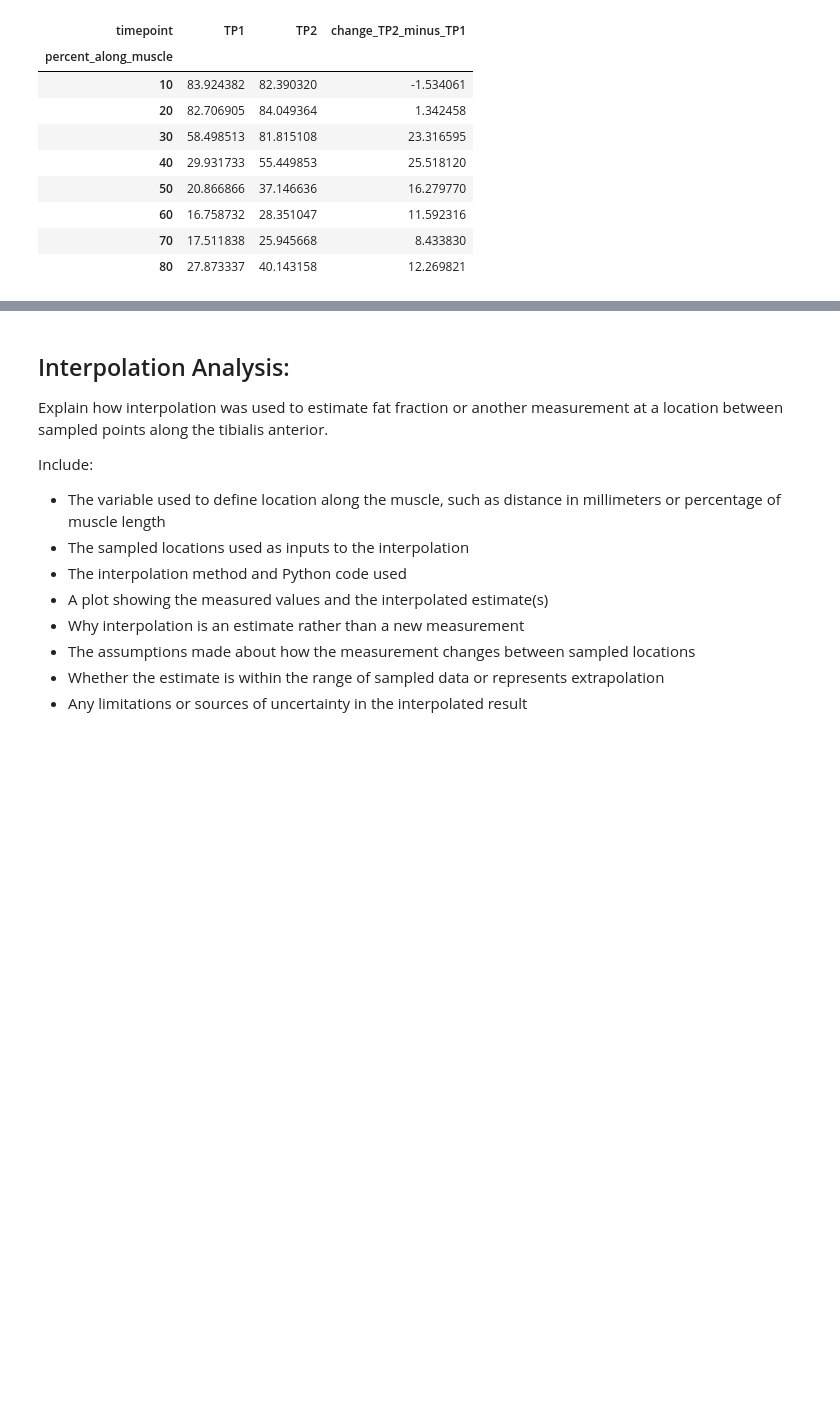
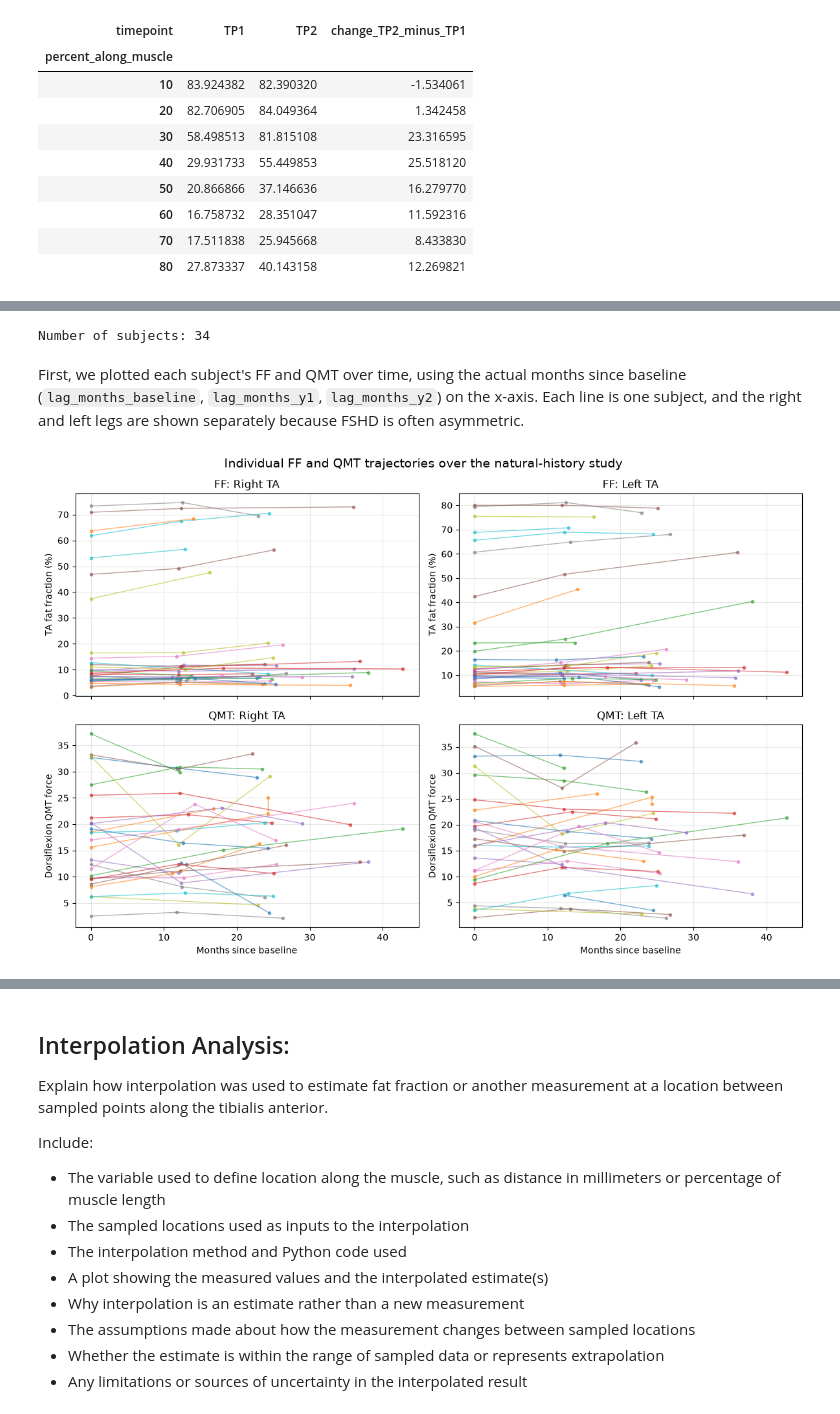
Before and after one commit to alenabhilash03-beep/Module2BME2315, a Jupyter notebook: FSHD_Module2_Project_Template (1).ipynb, the cells around one changed output, grey strips where cells are left out. Saved outputs shown, nothing was run; the diff lists cells and outputs as text; code cells hidden in the pictures; blank space fills up the shorter version.

```diff
--- a/FSHD_Module2_Project_Template (1).ipynb
+++ b/FSHD_Module2_Project_Template (1).ipynb
@@ -443,0 +448,49 @@ else:
+# %%
+import numpy as np
+import pandas as pd
+import matplotlib.pyplot as plt
+
+fshd = pd.read_csv("Module2_FSHD_Dataset.csv")
+
+visits = ["baseline", "y1", "y2"]
+visit_labels = {"baseline": "Baseline", "y1": "Year 1", "y2": "Year 2"}
+
+def ff_col(side, visit):
+    return f"ff_{visit}_{side}"
+
+def qmt_col(side, visit):
+    return f"dorsiflexion_qmt_{side}_{visit}"
+
+print("Number of subjects:", len(fshd))
+# %% [output]
+Number of subjects: 34
+# %% [markdown]
+First, we plotted each subject's FF and QMT over time, using the actual months since baseline (`lag_months_baseline`, `lag_months_y1`, `lag_months_y2`) on the x-axis. Each line is one subject, and the right and left legs are shown separately because FSHD is often asymmetric.
+# %%
+fig, axes = plt.subplots(2, 2, figsize=(12, 8), sharex=True)
+measures = [("FF", ff_col, "TA fat fraction (%)"),
+            ("QMT", qmt_col, "Dorsiflexion QMT force")]
+
+for r, (name, col_fn, ylabel) in enumerate(measures):
+    for c, side in enumerate(["R", "L"]):
+        ax = axes[r, c]
+        for _, row in fshd.iterrows():
+            months = np.array([row[f"lag_months_{v}"] for v in visits], dtype=float)
+            values = np.array([row[col_fn(side, v)] for v in visits], dtype=float)
+            keep = ~np.isnan(months) & ~np.isnan(values)
+            if keep.sum() >= 2:
+                ax.plot(months[keep], values[keep], marker="o", markersize=3,
+                        linewidth=1, alpha=0.6)
+        side_name = "Right" if side == "R" else "Left"
+        ax.set_title(f"{name}: {side_name} TA")
+        ax.set_ylabel(ylabel)
+        ax.grid(True, alpha=0.3)
+
+for ax in axes[1]:
+    ax.set_xlabel("Months since baseline")
+
+fig.suptitle("Individual FF and QMT trajectories over the natural-history study", fontsize=14)
+plt.tight_layout()
+plt.show()
+# %% [output]
+[figure, added]
```
Also changed, not shown: parts of 5 cells of this notebook.
